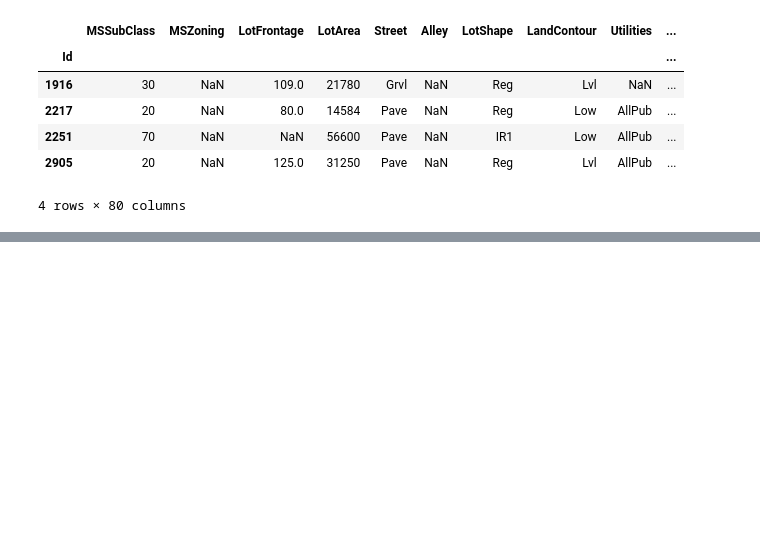
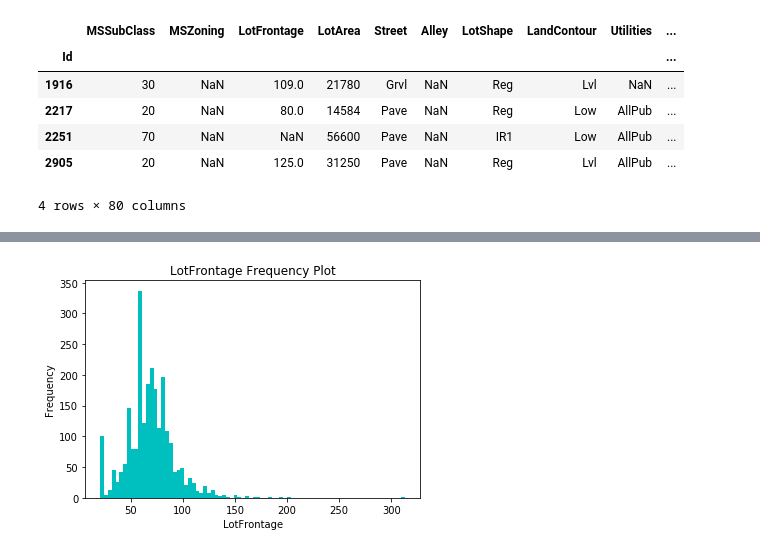
Before and after one commit to AnirudhAchal/Housing-Prices, a Jupyter notebook: Notebooks/Housing Prices .ipynb, the cells around one changed output, grey strips where cells are left out. Saved outputs shown, nothing was run; the diff lists cells and outputs as text; code cells hidden in the pictures; blank space fills up the shorter version.

```diff
--- a/Notebooks/Housing Prices .ipynb
+++ b/Notebooks/Housing Prices .ipynb
@@ -164 +294,12 @@ Name: MSZoning, dtype: int64
+# %%
+# Plot of frequency of LotFrontage values
+plt.hist(df['LotFrontage'], bins = 80 ,color = 'c')
+
+plt.title('LotFrontage Frequency Plot')
+plt.xlabel('LotFrontage')
+plt.ylabel('Frequency')
+
+plt.show()
+# %% [output]
+[figure, added]
 # %%
```
Also changed, not shown: parts of 22 cells of this notebook.
